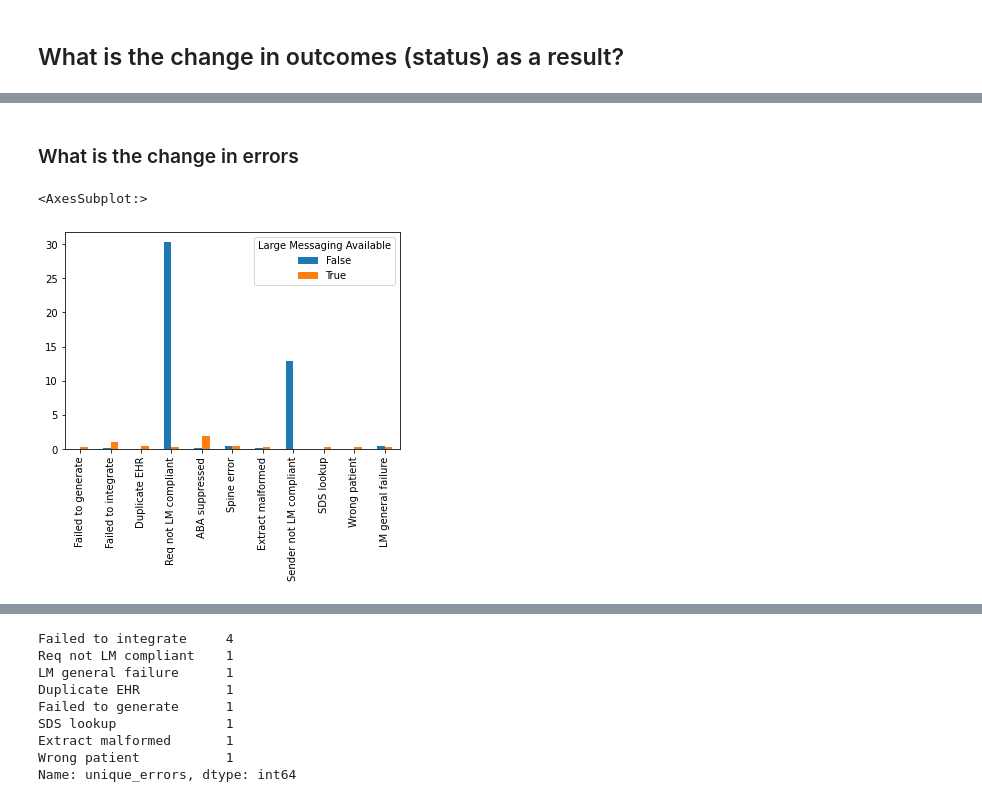
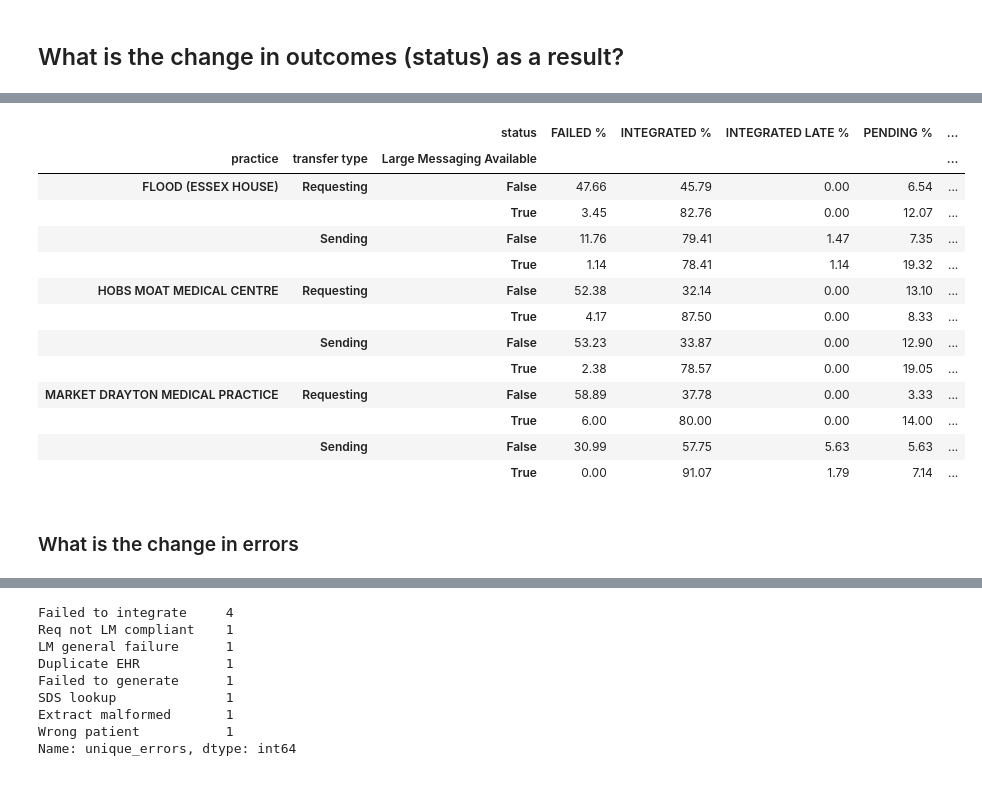
Before and after one commit to nhsconnect/prm-gp2gp-data-sandbox, a Jupyter notebook: notebooks/28-PRMT-1475--impact-LM-vision-practices.ipynb, the cells around one changed output, grey strips where cells are left out. Cells and saved outputs as stored; diff of their text form; code cells hidden in the pictures.

```diff
--- a/notebooks/28-PRMT-1475--impact-LM-vision-practices.ipynb
+++ b/notebooks/28-PRMT-1475--impact-LM-vision-practices.ipynb
@@ -158,3 +189,20 @@ plt.tight_layout()
+# %%
+outcomes_pc_table(relevant_transfers,["practice",'transfer type','Large Messaging Available'],percentage=True)
+# %% [output]
+|  |  | status | FAILED % | INTEGRATED % | INTEGRATED LATE % | PENDING % | ... |
+| practice | transfer type | Large Messaging Available |  |  |  |  | ... |
+| FLOOD (ESSEX HOUSE) | Requesting | False | 47.66 | 45.79 | 0.00 | 6.54 | ... |
+|  |  | True | 3.45 | 82.76 | 0.00 | 12.07 | ... |
+|  | Sending | False | 11.76 | 79.41 | 1.47 | 7.35 | ... |
+|  |  | True | 1.14 | 78.41 | 1.14 | 19.32 | ... |
+| HOBS MOAT MEDICAL CENTRE | Requesting | False | 52.38 | 32.14 | 0.00 | 13.10 | ... |
+|  |  | True | 4.17 | 87.50 | 0.00 | 8.33 | ... |
+|  | Sending | False | 53.23 | 33.87 | 0.00 | 12.90 | ... |
+|  |  | True | 2.38 | 78.57 | 0.00 | 19.05 | ... |
+| MARKET DRAYTON MEDICAL PRACTICE | Requesting | False | 58.89 | 37.78 | 0.00 | 3.33 | ... |
+|  |  | True | 6.00 | 80.00 | 0.00 | 14.00 | ... |
+|  | Sending | False | 30.99 | 57.75 | 5.63 | 5.63 | ... |
+|  |  | True | 0.00 | 91.07 | 1.79 | 7.14 | ... |
 # %% [markdown]
 ### What is the change in errors
 # %%
@@ -171,8 +219,5 @@ error_names_dict=error_code_lookup_file.set_index('ErrorCode').to_dict()['ErrorN
 # %%
 error_code_high_level=outcomes_pc_table_exploding_input(relevant_transfers,'unique_errors','Large Messaging Available')
 error_code_high_level=rename_errors_table(error_code_high_level,error_names_dict)
-error_code_high_level.plot.bar()
+#error_code_high_level.plot.bar()
-# %% [output]
-<AxesSubplot:>
-[figure, removed]
 # %%
```
Also changed, not shown: parts of 17 cells of this notebook.
